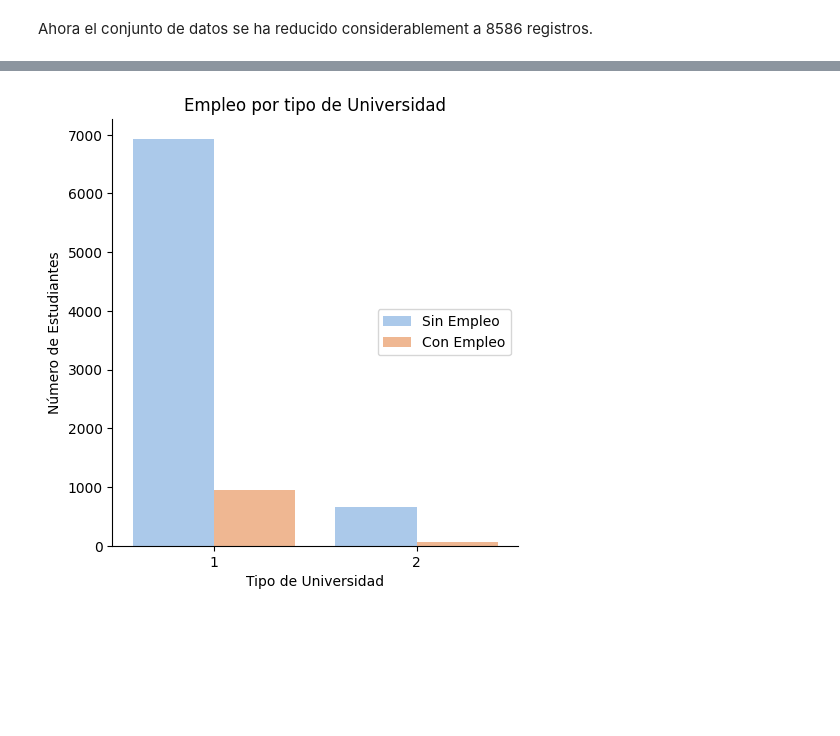
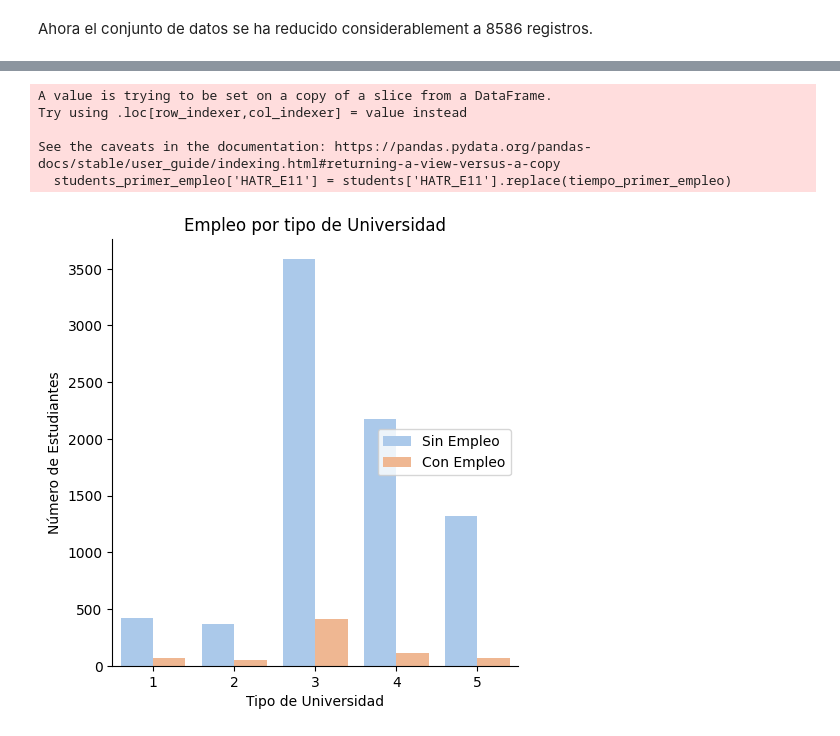
Before and after one commit to BeatrizGD/Students-Employability-Exploratory-Data-Analysis, a Jupyter notebook: src/main.ipynb, the cells around one changed output, grey strips where cells are left out. Drawn from its saved outputs; the diff is of its cells as text; code cells hidden in the pictures; blank space fills up the shorter version.

Commit message:
Validación de hipótesis: Empleo por tipo de universidad

```diff
--- a/src/main.ipynb
+++ b/src/main.ipynb
@@ -77,9 +77,9 @@ Tras estudiar los diferentes campos, nos quedamos con las siguientes columnas:
 # %%
 # Limpieza de datos: mediante selección de coolumnas (podría haberse hecho a la inversa con un drop)
 students = df[['IDENT','SEXO','EDAD','NACIO','TITU','RAMA','AMBITO','T_UNIV','DISCA','ESTUDIOS_PADRE','ESTUDIOS_MADRE',
-                  'EST_B8','SAT1','SAT2','EST_B11_1','EST_B11_2','EST_B11_3','EST_B11_4','EST_B11_5','EST_B11_6','EST_B12',
+                  'SAT1','SAT2','EST_B11_1','EST_B11_2','EST_B11_3','EST_B11_4','EST_B11_5','EST_B11_6','EST_B12',
                   'EST_B16','EST_B24','EST_B28','IDIOMAS', 'IDI_MT1', 'IDI_MT2','TIC','IDIOMA1','NIV_ID1','TIPOACREIDI1',
-                  'IDIOMA2','NIV_ID2','TIPOACREIDI2','IDIOMA3','NIV_ID3','TIPOACREIDI3','TRBPRN1','TRBPRN2','TRINAC_D4',
+                  'IDIOMA2','NIV_ID2','TIPOACREIDI2','TRBPRN1','TRBPRN2','TRINAC_D4',
                   'TRINAC_D5','TRINAC_D6','TRPARA_D5','TRPARA_D6','TRAC_D9','LUG_TRAB_PAIS','SIT_PRO','JORNADA','TR_TAM',
                   'TR_SUELDO','TR_D19','TR_D21', 'HL_E1','HL_E2','HL_E3','HL_E5','HATR_E11','HATR_E12','P_CONTI','PR_SIT_PR',
                   'PR_JOR','PR_NIVEL','PR_AREA','PR_CONOC','PR_SUELDO','HATR_E27','NOTRAB_BUS','NOTRAB_BUSM','NOTRAB_BUST']]
@@ -463,16 +485,29 @@ students_grado.groupby(['TRBPRN1','T_UNIV']).count()
+# %%
+# Diccionario con la nueva codificación para la columna. Agruparemos los datos en dos principales grupos:
+# Los que encontraron trabajo en menos de un año y los que tardaron más de un año
+tiempo_primer_empleo = {0: 0, 1: 0, 2: 0, 3: 0, 4:1, 5:1, 6:1, 9:2}
+
+# Reemplaza los valores en la columna 'T_UNIV'
+students_primer_empleo['HATR_E11'] = students['HATR_E11'].replace(tiempo_primer_empleo)
+# %% [output]
+A value is trying to be set on a copy of a slice from a DataFrame.
+Try using .loc[row_indexer,col_indexer] = value instead
+
+See the caveats in the documentation: https://pandas.pydata.org/pandas-docs/stable/user_guide/indexing.html#returning-a-view-versus-a-copy
+  students_primer_empleo['HATR_E11'] = students['HATR_E11'].replace(tiempo_primer_empleo)
 # %%
 # Según el tipo de universidad (T_UNIV),
 
 # Gráfico de barras utilizando catplot
-sns.catplot(x='TRBPRN1', hue='T_UNIV', data=students_grado, kind='count', palette='pastel',legend=False)
+sns.catplot(x='RAMA', hue='TRBPRN1', data=students_grado, kind='count', palette='pastel',legend=False)
 
 # Títulos y leyenda
 plt.title('Empleo por tipo de Universidad')
 plt.xlabel('Tipo de Universidad')
 plt.ylabel('Número de Estudiantes')
 plt.legend(loc='center right', labels=['Sin Empleo', 'Con Empleo'])
 
 # Mostrar el gráfico
 plt.show()
 # %% [output]
-[figure, old version]
+[figure, new version]
```
Also changed, not shown: parts of 16 cells of this notebook, 1 other file.
